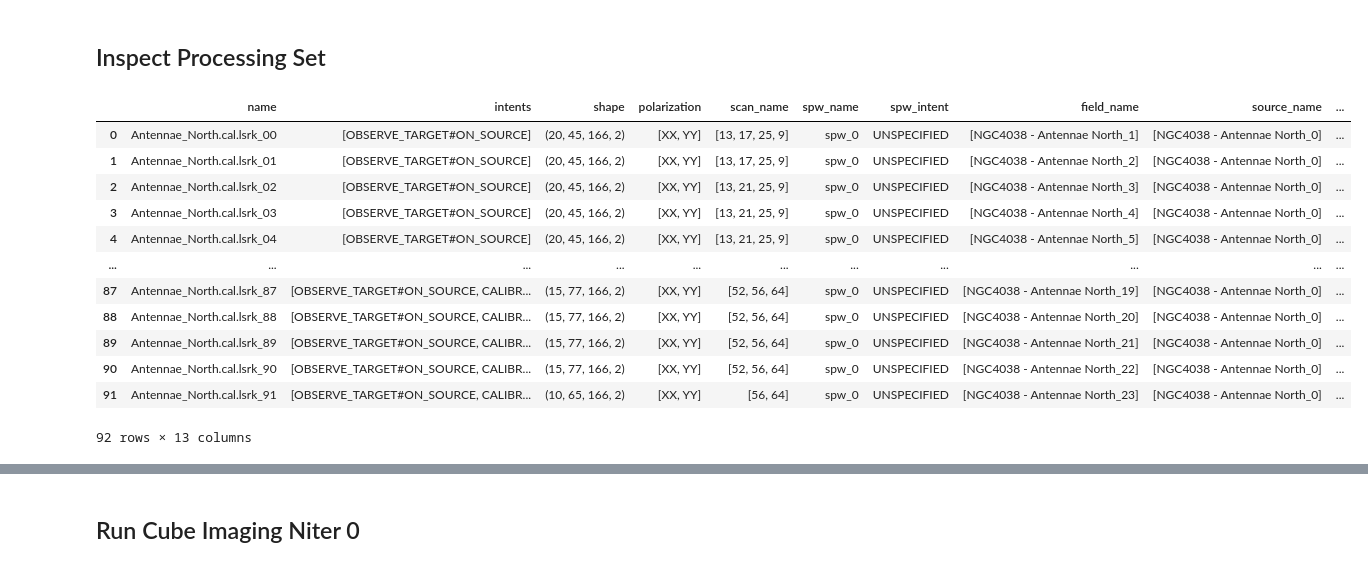
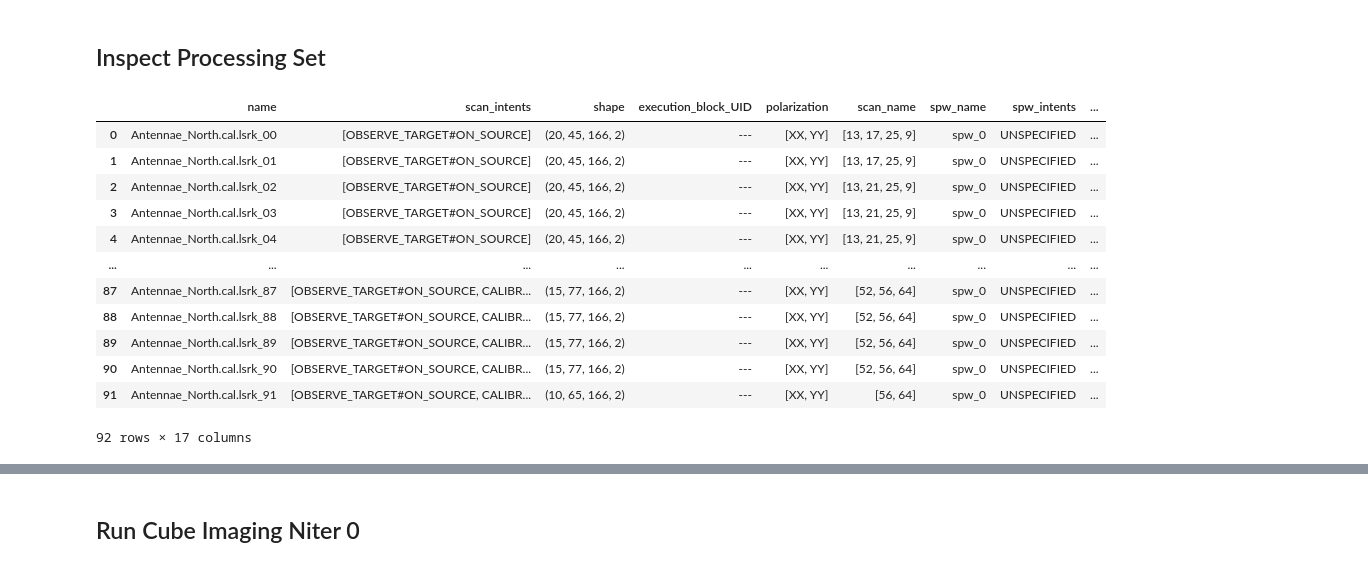
Before and after one commit to casangi/astroviper, a Jupyter notebook: docs/astroviper_tutorial_mosaics.ipynb, the cells around one changed output, grey strips where cells are left out. Drawn from its saved outputs; the diff is of its cells as text; code cells hidden in the pictures.

```diff
--- a/docs/astroviper_tutorial_mosaics.ipynb
+++ b/docs/astroviper_tutorial_mosaics.ipynb
@@ -32,26 +32,26 @@ viper_client
 # %%
 from xradio.measurement_set import open_processing_set
 import pandas as pd
 pd.options.display.max_colwidth = 100
 
 intents = ["OBSERVE_TARGET#ON_SOURCE"]
 ps_store = "Antennae_North.cal.lsrk.ps.zarr"
-ps = open_processing_set(ps_store, intents=intents)
+ps = open_processing_set(ps_store, scan_intents=intents)
 ps.xr_ps.summary()
 # %% [output]
-|  | name | intents | shape | polarization | scan_name | spw_name | spw_intent | field_name | source_name | ... |
-| 0 | Antennae_North.cal.lsrk_00 | [OBSERVE_TARGET#ON_SOURCE] | (20, 45, 166, 2) | [XX, YY] | [13, 17, 25, 9] | spw_0 | UNSPECIFIED | [NGC4038 - Antennae North_1] | [NGC4038 - Antennae North_0] | ... |
-| 1 | Antennae_North.cal.lsrk_01 | [OBSERVE_TARGET#ON_SOURCE] | (20, 45, 166, 2) | [XX, YY] | [13, 17, 25, 9] | spw_0 | UNSPECIFIED | [NGC4038 - Antennae North_2] | [NGC4038 - Antennae North_0] | ... |
-| 2 | Antennae_North.cal.lsrk_02 | [OBSERVE_TARGET#ON_SOURCE] | (20, 45, 166, 2) | [XX, YY] | [13, 21, 25, 9] | spw_0 | UNSPECIFIED | [NGC4038 - Antennae North_3] | [NGC4038 - Antennae North_0] | ... |
-| 3 | Antennae_North.cal.lsrk_03 | [OBSERVE_TARGET#ON_SOURCE] | (20, 45, 166, 2) | [XX, YY] | [13, 21, 25, 9] | spw_0 | UNSPECIFIED | [NGC4038 - Antennae North_4] | [NGC4038 - Antennae North_0] | ... |
-| 4 | Antennae_North.cal.lsrk_04 | [OBSERVE_TARGET#ON_SOURCE] | (20, 45, 166, 2) | [XX, YY] | [13, 21, 25, 9] | spw_0 | UNSPECIFIED | [NGC4038 - Antennae North_5] | [NGC4038 - Antennae North_0] | ... |
-| ... | ... | ... | ... | ... | ... | ... | ... | ... | ... | ... |
-| 87 | Antennae_North.cal.lsrk_87 | [OBSERVE_TARGET#ON_SOURCE, CALIBR... | (15, 77, 166, 2) | [XX, YY] | [52, 56, 64] | spw_0 | UNSPECIFIED | [NGC4038 - Antennae North_19] | [NGC4038 - Antennae North_0] | ... |
-| 88 | Antennae_North.cal.lsrk_88 | [OBSERVE_TARGET#ON_SOURCE, CALIBR... | (15, 77, 166, 2) | [XX, YY] | [52, 56, 64] | spw_0 | UNSPECIFIED | [NGC4038 - Antennae North_20] | [NGC4038 - Antennae North_0] | ... |
-| 89 | Antennae_North.cal.lsrk_89 | [OBSERVE_TARGET#ON_SOURCE, CALIBR... | (15, 77, 166, 2) | [XX, YY] | [52, 56, 64] | spw_0 | UNSPECIFIED | [NGC4038 - Antennae North_21] | [NGC4038 - Antennae North_0] | ... |
-| 90 | Antennae_North.cal.lsrk_90 | [OBSERVE_TARGET#ON_SOURCE, CALIBR... | (15, 77, 166, 2) | [XX, YY] | [52, 56, 64] | spw_0 | UNSPECIFIED | [NGC4038 - Antennae North_22] | [NGC4038 - Antennae North_0] | ... |
-| 91 | Antennae_North.cal.lsrk_91 | [OBSERVE_TARGET#ON_SOURCE, CALIBR... | (10, 65, 166, 2) | [XX, YY] | [56, 64] | spw_0 | UNSPECIFIED | [NGC4038 - Antennae North_23] | [NGC4038 - Antennae North_0] | ... |
+|  | name | scan_intents | shape | execution_block_UID | polarization | scan_name | spw_name | spw_intents | ... |
+| 0 | Antennae_North.cal.lsrk_00 | [OBSERVE_TARGET#ON_SOURCE] | (20, 45, 166, 2) | --- | [XX, YY] | [13, 17, 25, 9] | spw_0 | UNSPECIFIED | ... |
+| 1 | Antennae_North.cal.lsrk_01 | [OBSERVE_TARGET#ON_SOURCE] | (20, 45, 166, 2) | --- | [XX, YY] | [13, 17, 25, 9] | spw_0 | UNSPECIFIED | ... |
+| 2 | Antennae_North.cal.lsrk_02 | [OBSERVE_TARGET#ON_SOURCE] | (20, 45, 166, 2) | --- | [XX, YY] | [13, 21, 25, 9] | spw_0 | UNSPECIFIED | ... |
+| 3 | Antennae_North.cal.lsrk_03 | [OBSERVE_TARGET#ON_SOURCE] | (20, 45, 166, 2) | --- | [XX, YY] | [13, 21, 25, 9] | spw_0 | UNSPECIFIED | ... |
+| 4 | Antennae_North.cal.lsrk_04 | [OBSERVE_TARGET#ON_SOURCE] | (20, 45, 166, 2) | --- | [XX, YY] | [13, 21, 25, 9] | spw_0 | UNSPECIFIED | ... |
+| ... | ... | ... | ... | ... | ... | ... | ... | ... | ... |
+| 87 | Antennae_North.cal.lsrk_87 | [OBSERVE_TARGET#ON_SOURCE, CALIBR... | (15, 77, 166, 2) | --- | [XX, YY] | [52, 56, 64] | spw_0 | UNSPECIFIED | ... |
+| 88 | Antennae_North.cal.lsrk_88 | [OBSERVE_TARGET#ON_SOURCE, CALIBR... | (15, 77, 166, 2) | --- | [XX, YY] | [52, 56, 64] | spw_0 | UNSPECIFIED | ... |
+| 89 | Antennae_North.cal.lsrk_89 | [OBSERVE_TARGET#ON_SOURCE, CALIBR... | (15, 77, 166, 2) | --- | [XX, YY] | [52, 56, 64] | spw_0 | UNSPECIFIED | ... |
+| 90 | Antennae_North.cal.lsrk_90 | [OBSERVE_TARGET#ON_SOURCE, CALIBR... | (15, 77, 166, 2) | --- | [XX, YY] | [52, 56, 64] | spw_0 | UNSPECIFIED | ... |
+| 91 | Antennae_North.cal.lsrk_91 | [OBSERVE_TARGET#ON_SOURCE, CALIBR... | (10, 65, 166, 2) | --- | [XX, YY] | [56, 64] | spw_0 | UNSPECIFIED | ... |
-92 rows × 13 columns
+92 rows × 17 columns
 # %%
 ps['Antennae_North.cal.lsrk_34']
 # %% [output]
```
Also changed, not shown: parts of 6 cells of this notebook, 10 other files.
